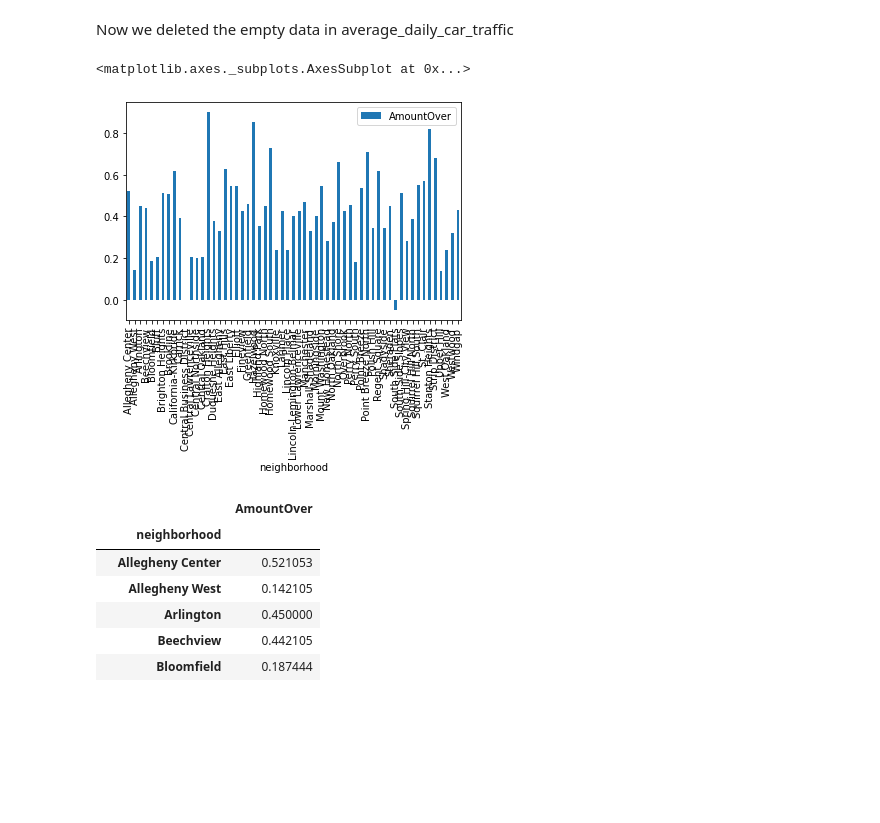
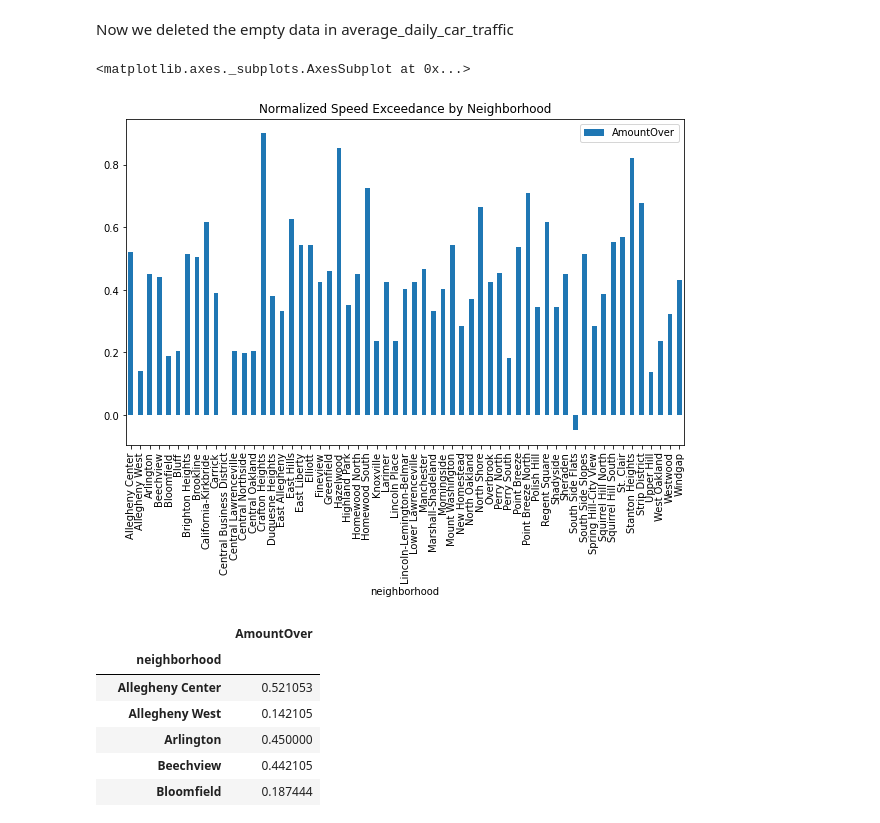
Before and after one commit to prebish/best-neighborhood-search, a Jupyter notebook: Xiaocheng.ipynb, the cells around one changed output. Drawn from its saved outputs; the diff is of its cells as text; code cells hidden in the pictures; blank space fills up the shorter version.

```diff
--- a/Xiaocheng.ipynb
+++ b/Xiaocheng.ipynb
@@ -67,23 +67,23 @@ filtered_traffic_df
 Now we deleted the empty data in average_daily_car_traffic
 # %%
 # Calculate the proportion by which the 95th percentile speed exceeds the speed limit
-TC["AmountOver"] = (TC["speed95_percent"] - TC["speed_limit"]) / TC["speed_limit"]
+traffic_data["AmountOver"] = (traffic_data["speed95_percent"] - traffic_data["speed_limit"]) / traffic_data["speed_limit"]
 
 # Filter the DataFrame to include only rows with non-null 'AmountOver' values and select relevant columns
-SpeedDf2 = TC.loc[TC["AmountOver"].notnull(), ['neighborhood', 'AmountOver']].copy()
+SpeedDf2 = traffic_data.loc[traffic_data["AmountOver"].notnull(), ['neighborhood', 'AmountOver']].copy()
 
 # Group by neighborhood and calculate the mean 'AmountOver' for each neighborhood
 finalSpeedDf = SpeedDf2.groupby('neighborhood').mean()
 
 # Find the maximum value across all neighborhoods to use for normalization
 max_value = finalSpeedDf.max()
 
 # Normalize the data by dividing by the maximum value and scale to 90% to adjust for visibility in the plot
 compiledSpeedDf = finalSpeedDf / max_value * 0.9
-compiledSpeedDf.plot.bar()
+compiledSpeedDf.plot.bar(rot=90, figsize=(10, 6), title="Normalized Speed Exceedance by Neighborhood")
 # %% [output]
 <matplotlib.axes._subplots.AxesSubplot at 0x...>
-[figure, old version]
+[figure, new version]
 # %%
 # %% [output]
 |  | AmountOver |
```
Also changed, not shown: parts of 4 cells of this notebook.
